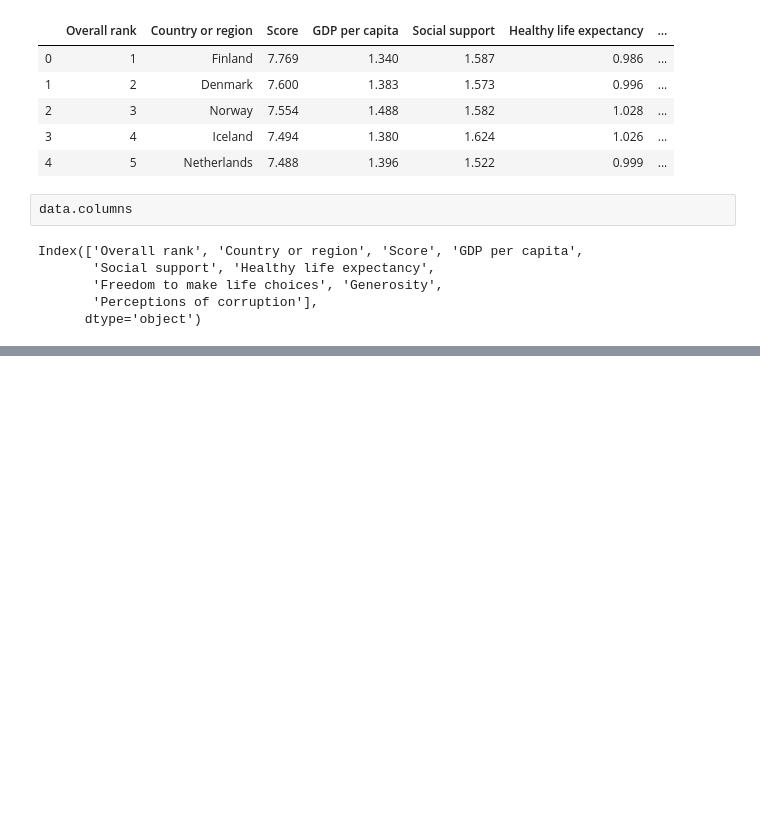
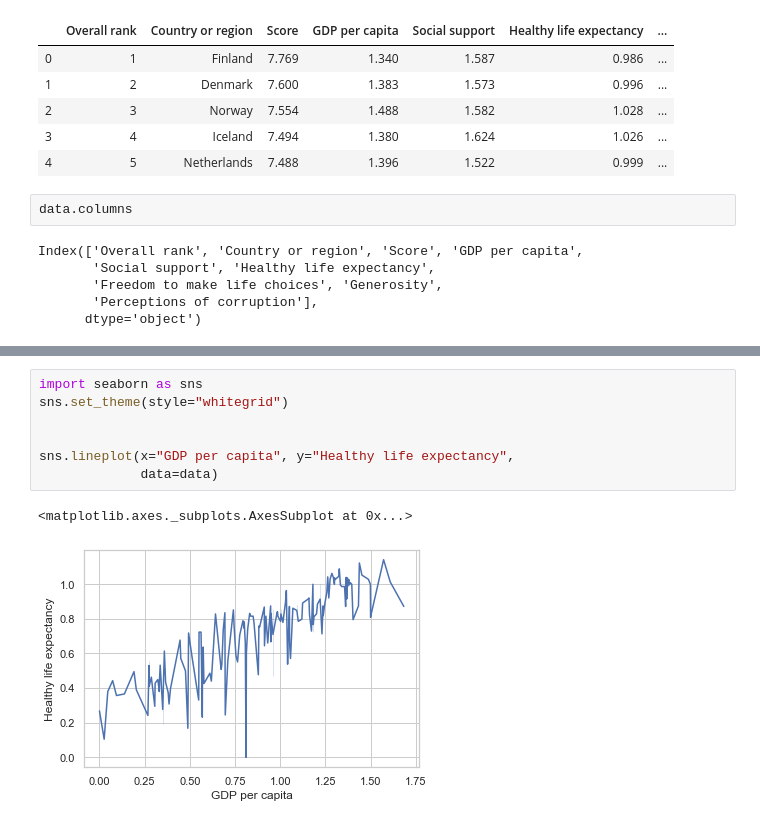
Before and after one commit to chapmal1/project1, a Jupyter notebook: project1.ipynb, the cells around one changed output, grey strips where cells are left out. Saved outputs shown, nothing was run; the diff lists cells and outputs as text; blank space fills up the shorter version.

```diff
--- a/project1.ipynb
+++ b/project1.ipynb
@@ -97,0 +252,10 @@ plt.show()
+# %%
+import seaborn as sns
+sns.set_theme(style="whitegrid")
+
+
+sns.lineplot(x="GDP per capita", y="Healthy life expectancy",
+             data=data)
+# %% [output]
+<matplotlib.axes._subplots.AxesSubplot at 0x...>
+[figure, added]
```
Also changed, not shown: parts of 18 cells of this notebook, 2 other files.
